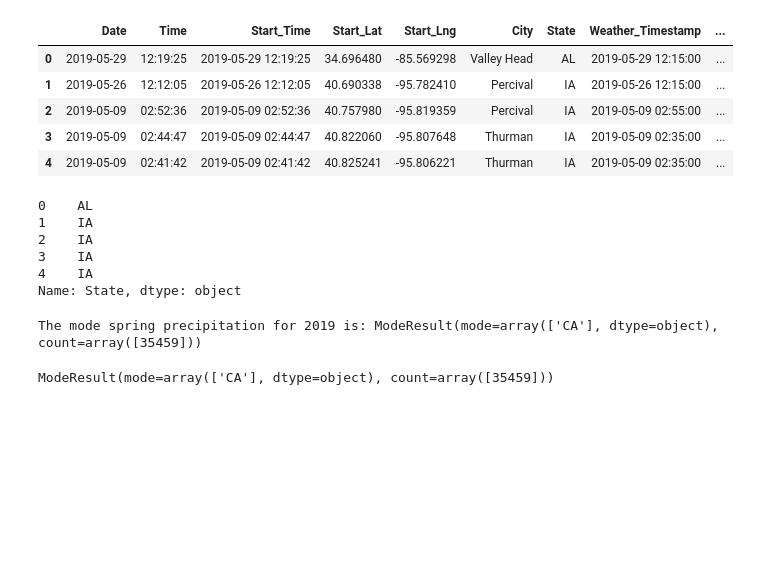
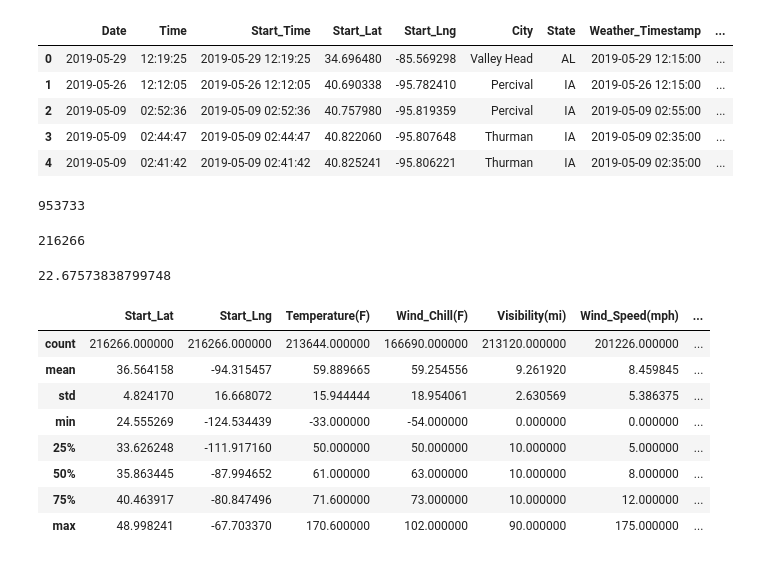
Before and after one commit to gamem001/us_accident_trends, a Jupyter notebook: Seasons_Graphs.ipynb, the cells around one changed output. Drawn from its saved outputs; the diff is of its cells as text; code cells hidden in the pictures; blank space fills up the shorter version.

```diff
--- a/Seasons_Graphs.ipynb
+++ b/Seasons_Graphs.ipynb
@@ -21,20 +22,37 @@ spring_accidents.head()
 | 2 | 2019-05-09 | 02:52:36 | 2019-05-09 02:52:36 | 40.757980 | -95.819359 | Percival | IA | 2019-05-09 02:55:00 | ... |
 | 3 | 2019-05-09 | 02:44:47 | 2019-05-09 02:44:47 | 40.822060 | -95.807648 | Thurman | IA | 2019-05-09 02:35:00 | ... |
 | 4 | 2019-05-09 | 02:41:42 | 2019-05-09 02:41:42 | 40.825241 | -95.806221 | Thurman | IA | 2019-05-09 02:35:00 | ... |
-# %%
-state = spring_accidents['State']
-state.head()
-# %% [output]
-0    AL
-1    IA
-2    IA
-3    IA
-4    IA
-Name: State, dtype: object
-# %%
-mode_spring = sts.mode(state)
-print(f"The mode spring precipitation for 2019 is: {mode_spring}")
-mode_spring
-# %% [output]
-The mode spring precipitation for 2019 is: ModeResult(mode=array(['CA'], dtype=object), count=array([35459]))
-ModeResult(mode=array(['CA'], dtype=object), count=array([35459]))
+# %%
+file_path2= 'final_accident.csv'
+
+final_accident_df = pd.read_csv(file_path2)
+#total US accidents
+us_total = final_accident_df['Date'].count()
+us_total
+# %% [output]
+953733
+# %%
+#total spring accidents
+spring_totals = spring_accidents['Date'].count()
+spring_totals
+# %% [output]
+216266
+# %%
+#% of spring totals (turn into pie chart with all seasons)
+spring_percent = (spring_totals / us_total) * 100
+spring_percent
+# %% [output]
+22.67573838799748
+# %%
+#overall stats for spring
+spring_accidents.describe()
+# %% [output]
+|  | Start_Lat | Start_Lng | Temperature(F) | Wind_Chill(F) | Visibility(mi) | Wind_Speed(mph) | ... |
+| count | 216266.000000 | 216266.000000 | 213644.000000 | 166690.000000 | 213120.000000 | 201226.000000 | ... |
+| mean | 36.564158 | -94.315457 | 59.889665 | 59.254556 | 9.261920 | 8.459845 | ... |
+| std | 4.824170 | 16.668072 | 15.944444 | 18.954061 | 2.630569 | 5.386375 | ... |
+| min | 24.555269 | -124.534439 | -33.000000 | -54.000000 | 0.000000 | 0.000000 | ... |
+| 25% | 33.626248 | -111.917160 | 50.000000 | 50.000000 | 10.000000 | 5.000000 | ... |
+| 50% | 35.863445 | -87.994652 | 61.000000 | 63.000000 | 10.000000 | 8.000000 | ... |
+| 75% | 40.463917 | -80.847496 | 71.600000 | 73.000000 | 10.000000 | 12.000000 | ... |
+| max | 48.998241 | -67.703370 | 170.600000 | 102.000000 | 90.000000 | 175.000000 | ... |
```
Also changed, not shown: parts of 15 cells of this notebook, 3 other files.
